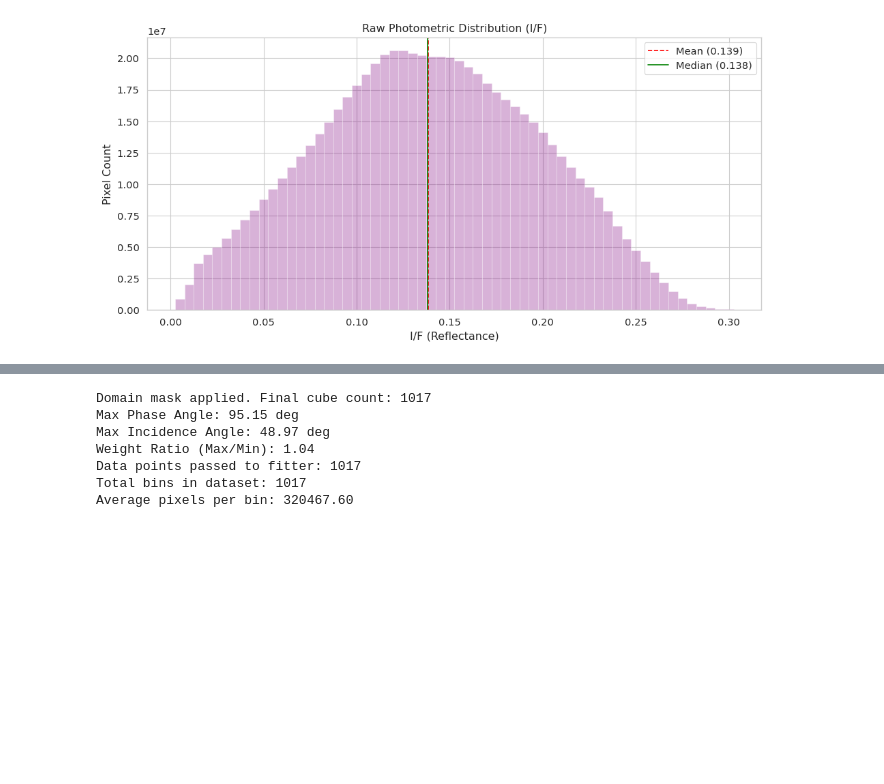
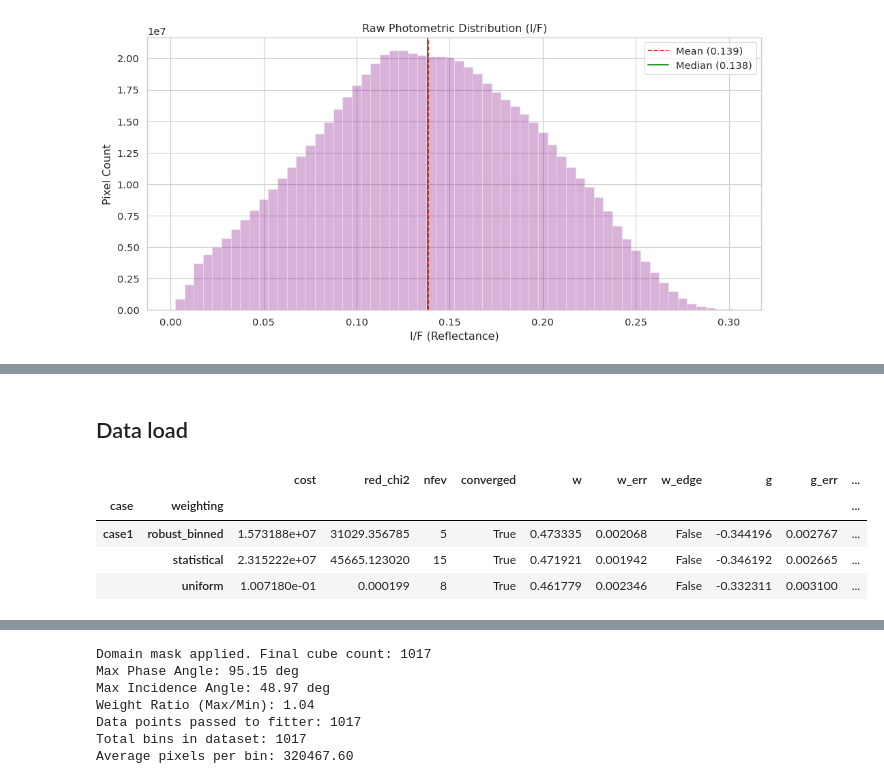
Before and after one commit to kaushikmastro/PhotometryPipeline, a Jupyter notebook: notebooks/Hapke.ipynb, the cells around one changed output, grey strips where cells are left out. Saved outputs shown, nothing was run; the diff lists cells and outputs as text; code cells hidden in the pictures; blank space fills up the shorter version.

```diff
--- a/notebooks/Hapke.ipynb
+++ b/notebooks/Hapke.ipynb
@@ -482,0 +287,2 @@ df_binned_dsk256_lt50 = pd.read_parquet(parquet_path_binned_survey)
+# %% [markdown]
+## Data load
@@ -482,0 +335,26 @@ df_binned_dsk256_lt50 = pd.read_parquet(parquet_path_binned_survey)
+# %%
+def results_df(results):
+    rows = []
+    for (case, wname), r in results.items():
+        md = r.metadata
+        row = {"case": case, "weighting": wname,
+               "cost": r.objective_value, "red_chi2": md["reduced_chi_square"],
+               "nfev": md["nfev"], "converged": md["success"]}
+        for p, v in r.fitted_parameters.items():
+            row[p] = v
+            row[f"{p}_err"] = r.parameter_errors.get(p, np.nan)
+            row[f"{p}_edge"] = md["boundary_hits"].get(p, False)
+        rows.append(row)
+    return pd.DataFrame(rows).set_index(["case", "weighting"]).sort_index()
+
+def pretty(df, params=("w", "g", "theta_bar", "B0", "h"), digits=4):
+    out = pd.DataFrame(index=df.index)
+    for p in params:
+        if p in df:
+            out[p] = [
+                "fixed" if pd.isna(v) else f"{v:.{digits}f} ± {e:.{digits}f}" + (" ⚠" if edge else "")
+                for v, e, edge in zip(df[p], df[f"{p}_err"], df[f"{p}_edge"].fillna(False))
+            ]
+    out["red χ²"] = df["red_chi2"].map(lambda x: f"{x:.3g}")
+    out["nfev"] = df["nfev"]
+    return out
@@ -482,0 +374,9 @@ df_binned_dsk256_lt50 = pd.read_parquet(parquet_path_binned_survey)
+# %%
+df_res = results_df(results)
+display(df_res)
+# %% [output]
+|  |  | cost | red_chi2 | nfev | converged | w | w_err | w_edge | g | g_err | ... |
+| case | weighting |  |  |  |  |  |  |  |  |  | ... |
+| case1 | robust_binned | 1.573188e+07 | 31029.356785 | 5 | True | 0.473335 | 0.002068 | False | -0.344196 | 0.002767 | ... |
+|  | statistical | 2.315222e+07 | 45665.123020 | 15 | True | 0.471921 | 0.001942 | False | -0.346192 | 0.002665 | ... |
+|  | uniform | 1.007180e-01 | 0.000199 | 8 | True | 0.461779 | 0.002346 | False | -0.332311 | 0.003100 | ... |
```
Also changed, not shown: parts of 17 cells of this notebook.
